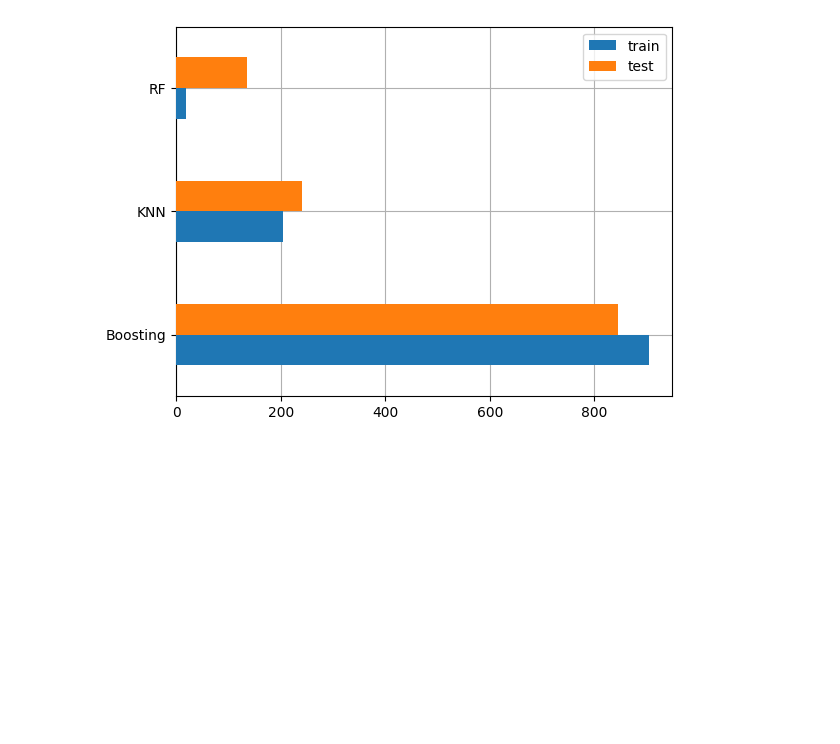
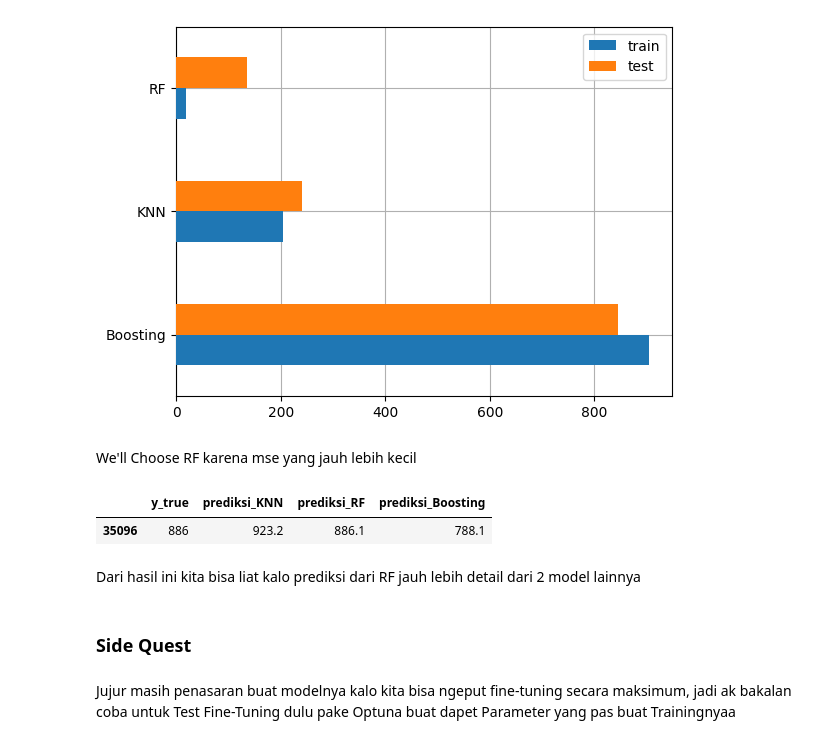
Before and after one commit to Bayhaqieee/Diamond_Price_Prediction, a Jupyter notebook: main.ipynb, the cells around one changed output. Saved outputs shown, nothing was run; the diff lists cells and outputs as text; code cells hidden in the pictures; blank space fills up the shorter version.

Commit message:
Side Quest

```diff
--- a/main.ipynb
+++ b/main.ipynb
@@ -551,3 +555,21 @@ mse.sort_values(by='test', ascending=False).plot(kind='barh', ax=ax, zorder=3)
 ax.grid(zorder=0)
 # %% [output]
 [figure]
+# %% [markdown]
+We'll Choose RF karena mse yang jauh lebih kecil
+# %%
+prediksi = X_test.iloc[:1].copy()
+pred_dict = {'y_true':y_test[:1]}
+for name, model in model_dict.items():
+    pred_dict['prediksi_'+name] = model.predict(prediksi).round(1)
+
+pd.DataFrame(pred_dict)
+# %% [output]
+|  | y_true | prediksi_KNN | prediksi_RF | prediksi_Boosting |
+| 35096 | 886 | 923.2 | 886.1 | 788.1 |
+# %% [markdown]
+Dari hasil ini kita bisa liat kalo prediksi dari RF jauh lebih detail dari 2 model lainnya
+# %% [markdown]
+### Side Quest
+# %% [markdown]
+Jujur masih penasaran buat modelnya kalo kita bisa ngeput fine-tuning secara maksimum, jadi ak bakalan coba untuk Test Fine-Tuning dulu pake Optuna buat dapet Parameter yang pas buat Trainingnyaa
```
Also changed, not shown: parts of 5 cells of this notebook.
